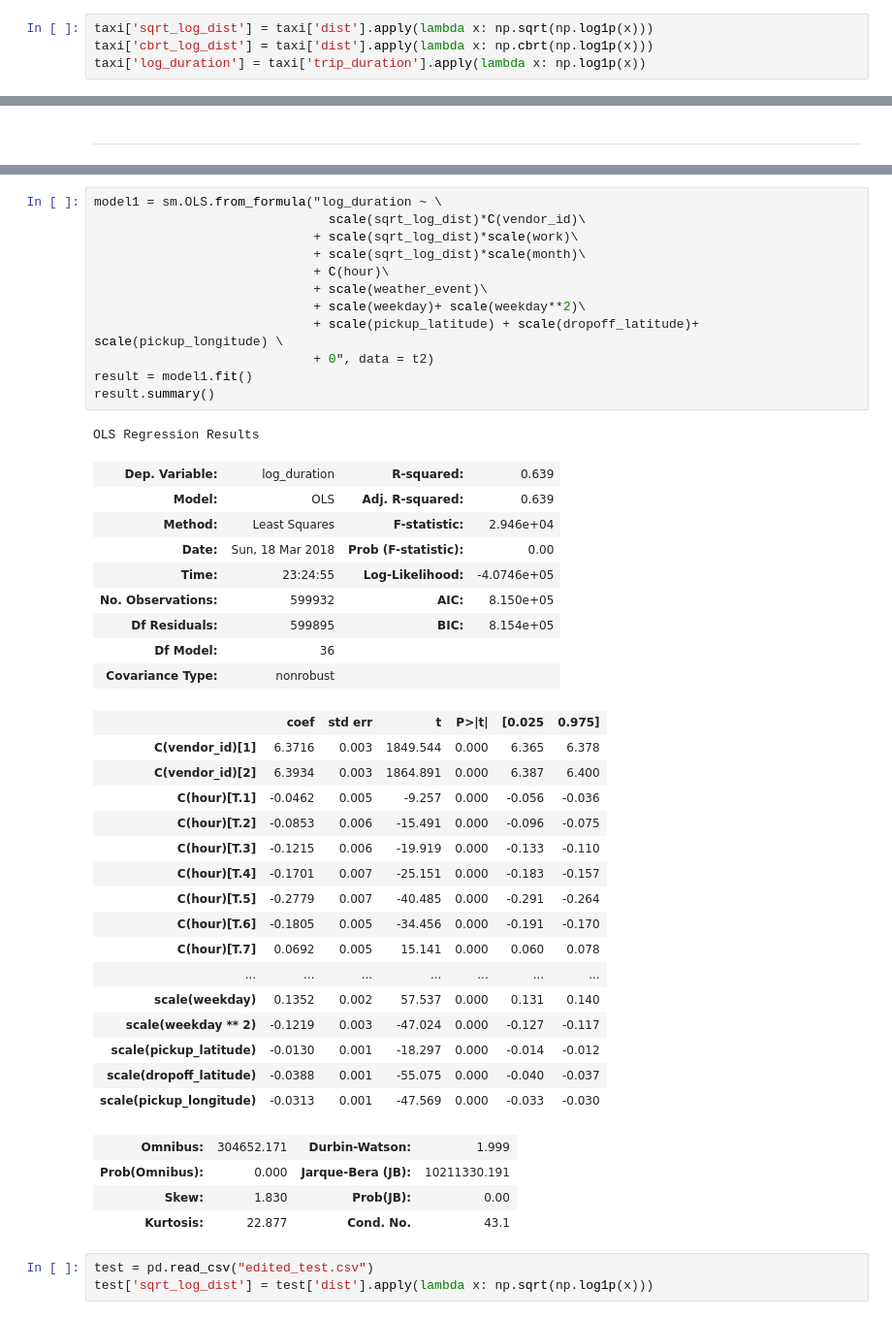
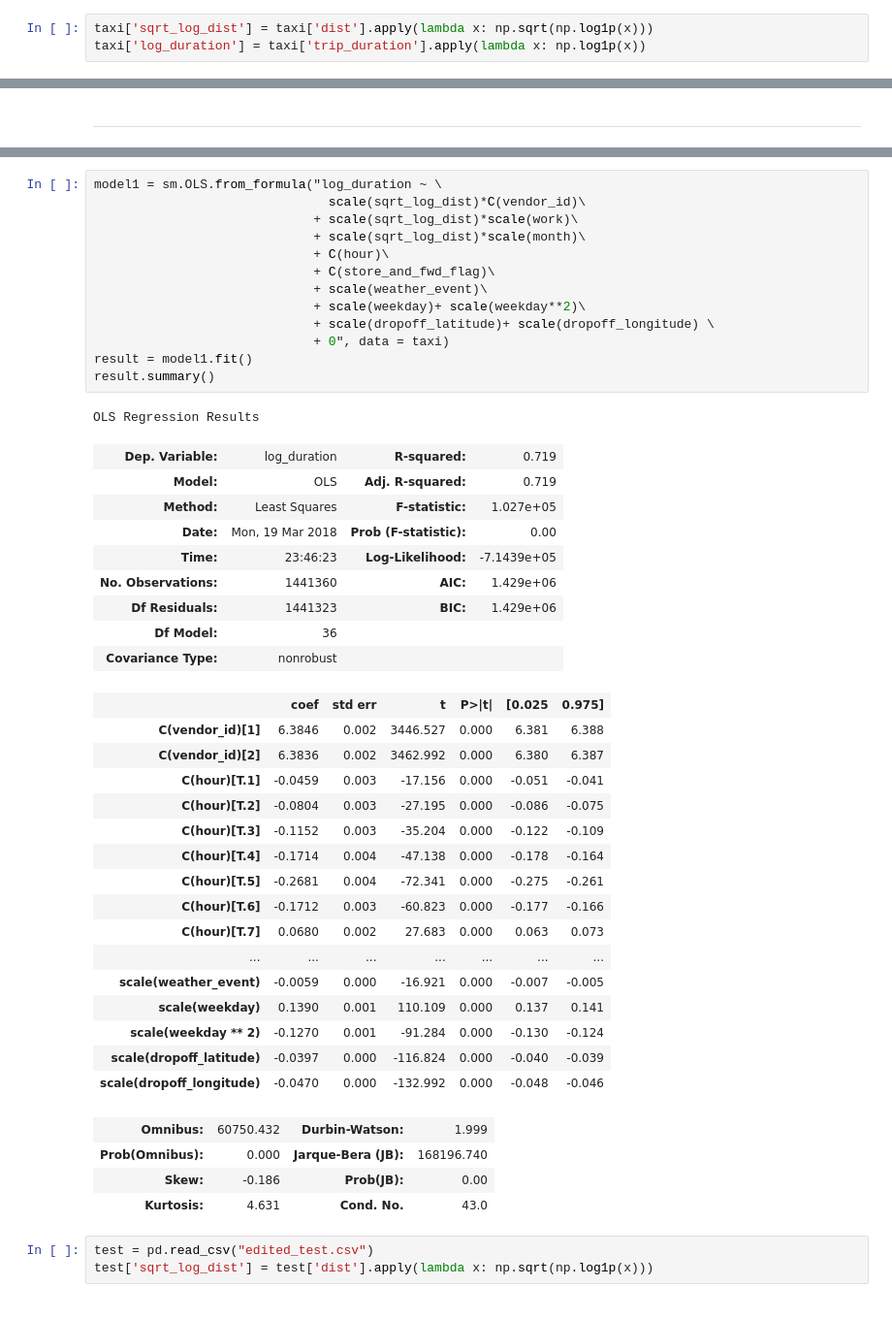
Before and after one commit to Moons08/dss-project-taxi, a Jupyter notebook: Mk/2_re.fitting.ipynb, the cells around one changed output, grey strips where cells are left out. Shown at 97% size. Cells and saved outputs as stored; diff of their text form.

```diff
--- a/Mk/2_re.fitting.ipynb
+++ b/Mk/2_re.fitting.ipynb
@@ -18,7 +18,6 @@ taxi["weather_event"] = taxi["extreme_weather"] # 날씨 (1:자연재해,  0:자
 taxi.drop(['y-m-d', 'extreme_weather'], axis=1, inplace=True)
 # %%
 taxi['sqrt_log_dist'] = taxi['dist'].apply(lambda x: np.sqrt(np.log1p(x)))
-taxi['cbrt_log_dist'] = taxi['dist'].apply(lambda x: np.cbrt(np.log1p(x)))
 taxi['log_duration'] = taxi['trip_duration'].apply(lambda x: np.log1p(x))
 # %%
 taxi['velo'] = taxi['dist']/taxi['trip_duration']*3600 # 시속
@@ -227,46 +111,47 @@ t2 = taxi.loc[:600000]
 # %%
 model1 = sm.OLS.from_formula("log_duration ~ \
                                scale(sqrt_log_dist)*C(vendor_id)\
                              + scale(sqrt_log_dist)*scale(work)\
                              + scale(sqrt_log_dist)*scale(month)\
                              + C(hour)\
+                             + C(store_and_fwd_flag)\
                              + scale(weather_event)\
                              + scale(weekday)+ scale(weekday**2)\
-                             + scale(pickup_latitude) + scale(dropoff_latitude)+ scale(pickup_longitude) \
-                             + 0", data = t2)
+                             + scale(dropoff_latitude)+ scale(dropoff_longitude) \
+                             + 0", data = taxi)
 result = model1.fit()
 result.summary()
 # %% [output]
 OLS Regression Results
-| Dep. Variable: | log_duration | R-squared: | 0.639 |
-| Model: | OLS | Adj. R-squared: | 0.639 |
-| Method: | Least Squares | F-statistic: | 2.946e+04 |
-| Date: | Sun, 18 Mar 2018 | Prob (F-statistic): | 0.00 |
-| Time: | 23:24:55 | Log-Likelihood: | -4.0746e+05 |
-| No. Observations: | 599932 | AIC: | 8.150e+05 |
-| Df Residuals: | 599895 | BIC: | 8.154e+05 |
+| Dep. Variable: | log_duration | R-squared: | 0.719 |
+| Model: | OLS | Adj. R-squared: | 0.719 |
+| Method: | Least Squares | F-statistic: | 1.027e+05 |
+| Date: | Mon, 19 Mar 2018 | Prob (F-statistic): | 0.00 |
+| Time: | 23:46:23 | Log-Likelihood: | -7.1439e+05 |
+| No. Observations: | 1441360 | AIC: | 1.429e+06 |
+| Df Residuals: | 1441323 | BIC: | 1.429e+06 |
 | Df Model: | 36 |  |  |
 | Covariance Type: | nonrobust |  |  |
 |  | coef | std err | t | P>|t| | [0.025 | 0.975] |
-| C(vendor_id)[1] | 6.3716 | 0.003 | 1849.544 | 0.000 | 6.365 | 6.378 |
-| C(vendor_id)[2] | 6.3934 | 0.003 | 1864.891 | 0.000 | 6.387 | 6.400 |
-| C(hour)[T.1] | -0.0462 | 0.005 | -9.257 | 0.000 | -0.056 | -0.036 |
-| C(hour)[T.2] | -0.0853 | 0.006 | -15.491 | 0.000 | -0.096 | -0.075 |
-| C(hour)[T.3] | -0.1215 | 0.006 | -19.919 | 0.000 | -0.133 | -0.110 |
-| C(hour)[T.4] | -0.1701 | 0.007 | -25.151 | 0.000 | -0.183 | -0.157 |
-| C(hour)[T.5] | -0.2779 | 0.007 | -40.485 | 0.000 | -0.291 | -0.264 |
-| C(hour)[T.6] | -0.1805 | 0.005 | -34.456 | 0.000 | -0.191 | -0.170 |
-| C(hour)[T.7] | 0.0692 | 0.005 | 15.141 | 0.000 | 0.060 | 0.078 |
+| C(vendor_id)[1] | 6.3846 | 0.002 | 3446.527 | 0.000 | 6.381 | 6.388 |
+| C(vendor_id)[2] | 6.3836 | 0.002 | 3462.992 | 0.000 | 6.380 | 6.387 |
+| C(hour)[T.1] | -0.0459 | 0.003 | -17.156 | 0.000 | -0.051 | -0.041 |
+| C(hour)[T.2] | -0.0804 | 0.003 | -27.195 | 0.000 | -0.086 | -0.075 |
+| C(hour)[T.3] | -0.1152 | 0.003 | -35.204 | 0.000 | -0.122 | -0.109 |
+| C(hour)[T.4] | -0.1714 | 0.004 | -47.138 | 0.000 | -0.178 | -0.164 |
+| C(hour)[T.5] | -0.2681 | 0.004 | -72.341 | 0.000 | -0.275 | -0.261 |
+| C(hour)[T.6] | -0.1712 | 0.003 | -60.823 | 0.000 | -0.177 | -0.166 |
+| C(hour)[T.7] | 0.0680 | 0.002 | 27.683 | 0.000 | 0.063 | 0.073 |
 | ... | ... | ... | ... | ... | ... | ... |
-| scale(weekday) | 0.1352 | 0.002 | 57.537 | 0.000 | 0.131 | 0.140 |
-| scale(weekday ** 2) | -0.1219 | 0.003 | -47.024 | 0.000 | -0.127 | -0.117 |
-| scale(pickup_latitude) | -0.0130 | 0.001 | -18.297 | 0.000 | -0.014 | -0.012 |
-| scale(dropoff_latitude) | -0.0388 | 0.001 | -55.075 | 0.000 | -0.040 | -0.037 |
-| scale(pickup_longitude) | -0.0313 | 0.001 | -47.569 | 0.000 | -0.033 | -0.030 |
+| scale(weather_event) | -0.0059 | 0.000 | -16.921 | 0.000 | -0.007 | -0.005 |
+| scale(weekday) | 0.1390 | 0.001 | 110.109 | 0.000 | 0.137 | 0.141 |
+| scale(weekday ** 2) | -0.1270 | 0.001 | -91.284 | 0.000 | -0.130 | -0.124 |
+| scale(dropoff_latitude) | -0.0397 | 0.000 | -116.824 | 0.000 | -0.040 | -0.039 |
+| scale(dropoff_longitude) | -0.0470 | 0.000 | -132.992 | 0.000 | -0.048 | -0.046 |
-| Omnibus: | 304652.171 | Durbin-Watson: | 1.999 |
-| Prob(Omnibus): | 0.000 | Jarque-Bera (JB): | 10211330.191 |
-| Skew: | 1.830 | Prob(JB): | 0.00 |
-| Kurtosis: | 22.877 | Cond. No. | 43.1 |
+| Omnibus: | 60750.432 | Durbin-Watson: | 1.999 |
+| Prob(Omnibus): | 0.000 | Jarque-Bera (JB): | 168196.740 |
+| Skew: | -0.186 | Prob(JB): | 0.00 |
+| Kurtosis: | 4.631 | Cond. No. | 43.0 |
 # %%
 test = pd.read_csv("edited_test.csv")
 test['sqrt_log_dist'] = test['dist'].apply(lambda x: np.sqrt(np.log1p(x)))
```
Also changed, not shown: parts of 17 cells of this notebook, 6 other files.
